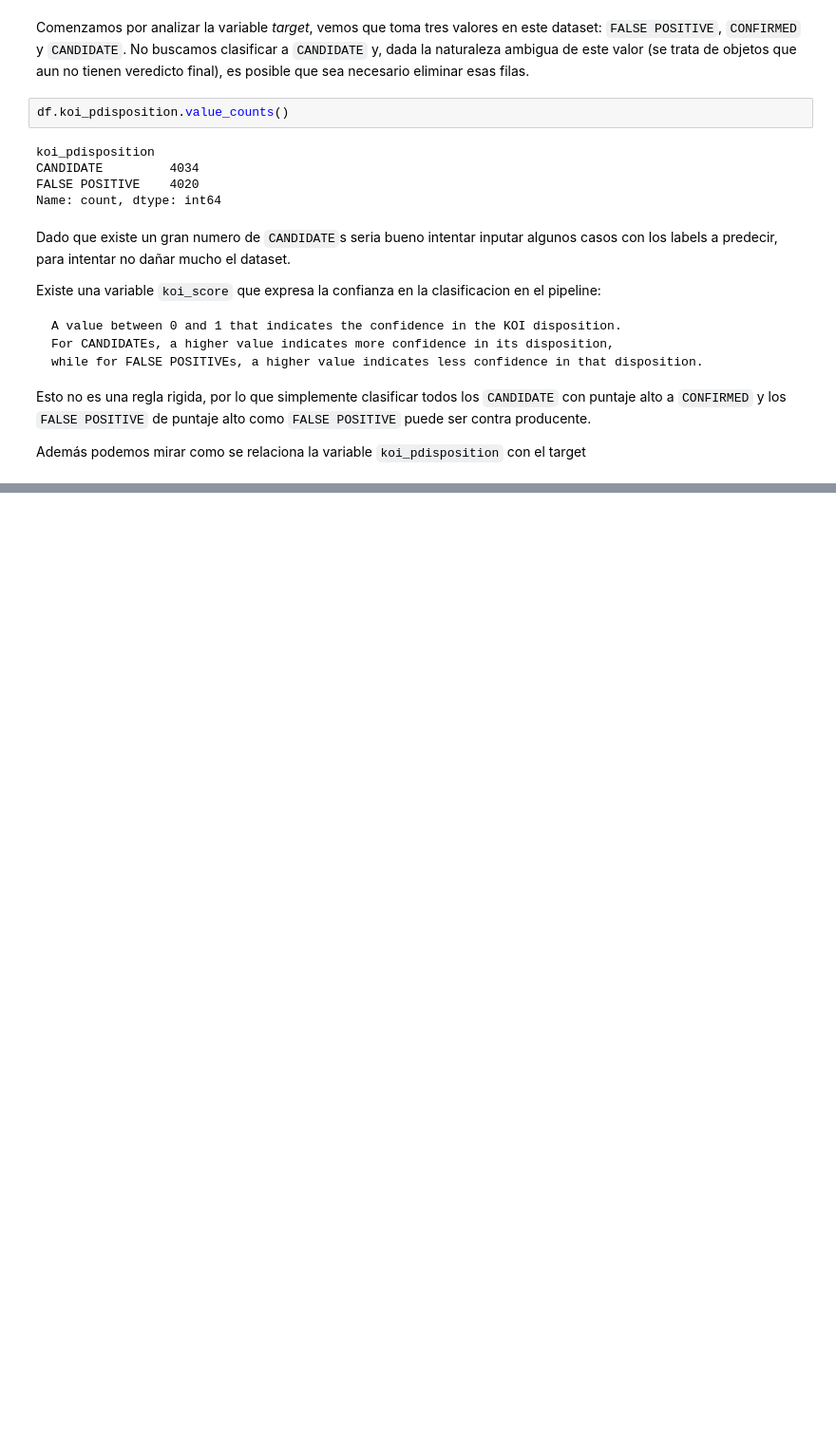
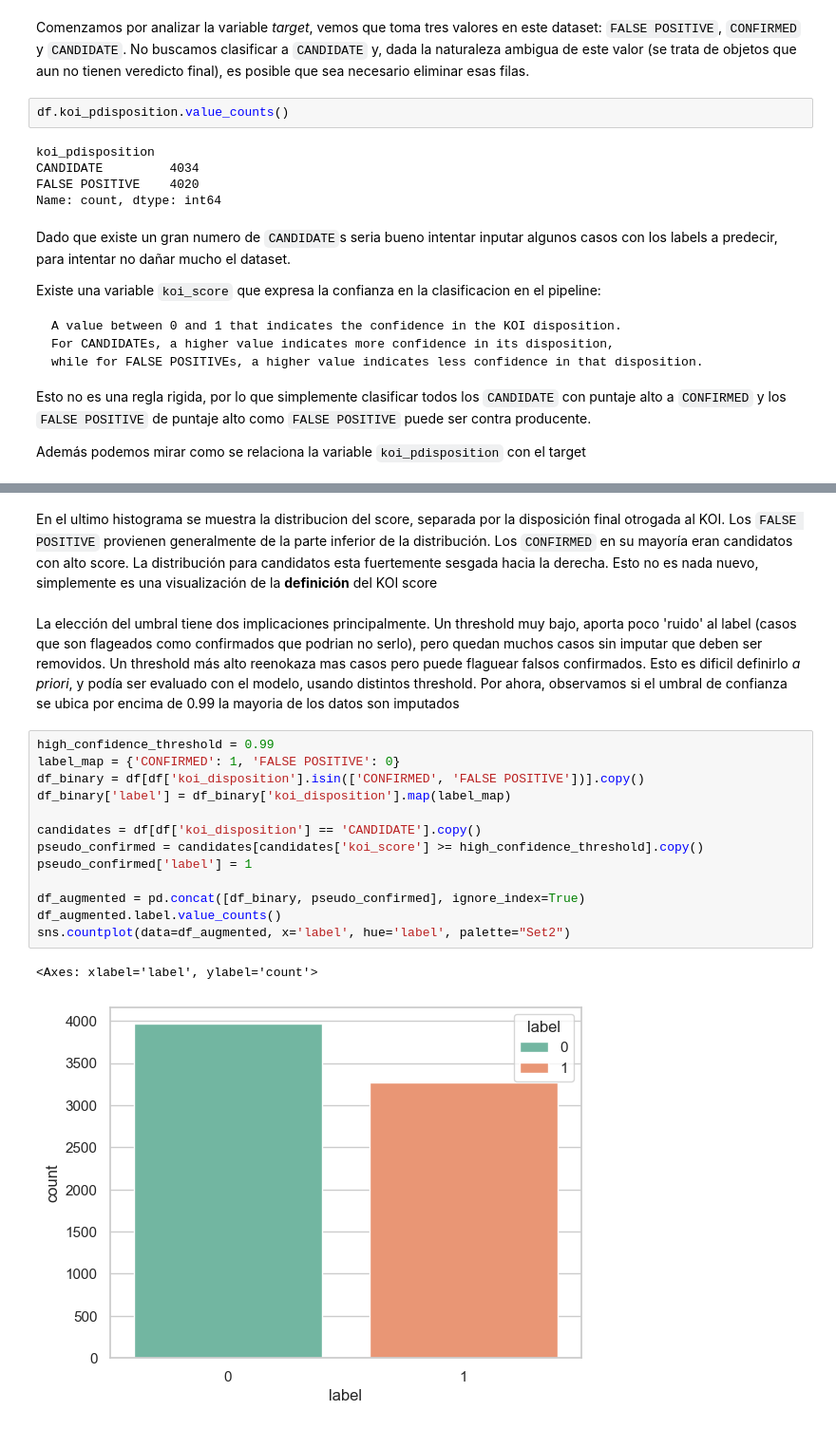
Before and after one commit to kpennington-esc/tp_adm, a Jupyter notebook: tp_adm.ipynb, the cells around one changed output, grey strips where cells are left out. Shown at 95% size. Cells and saved outputs as stored; diff of their text form; blank space fills up the shorter version.

```diff
--- a/tp_adm.ipynb
+++ b/tp_adm.ipynb
@@ -134,0 +125,29 @@ Name: count, dtype: int64
+# %% [markdown]
+En el ultimo histograma se muestra la distribucion del score, separada por la disposición final otrogada al KOI.
+Los `FALSE POSITIVE` provienen generalmente de la parte inferior de la distribución.
+Los `CONFIRMED` en su mayoría eran candidatos con alto score.
+La distribución para candidatos esta fuertemente sesgada hacia la derecha.
+Esto no es nada nuevo, simplemente es una visualización de la **definición** del KOI score
+# %% [markdown]
+La elección del umbral tiene dos implicaciones principalmente.
+Un threshold muy bajo, aporta poco 'ruido' al label (casos que son flageados como confirmados que podrian no serlo),
+pero quedan muchos casos sin imputar que deben ser removidos.
+Un threshold más alto reenokaza mas casos pero puede flaguear falsos confirmados.
+Esto es dificil definirlo *a priori*, y podía ser evaluado con el modelo, usando distintos threshold.
+Por ahora, observamos si el umbral de confianza se ubica por encima de 0.99 la mayoria de los datos son imputados
+# %%
+high_confidence_threshold = 0.99
+label_map = {'CONFIRMED': 1, 'FALSE POSITIVE': 0}
+df_binary = df[df['koi_disposition'].isin(['CONFIRMED', 'FALSE POSITIVE'])].copy()
+df_binary['label'] = df_binary['koi_disposition'].map(label_map)
+
+candidates = df[df['koi_disposition'] == 'CANDIDATE'].copy()
+pseudo_confirmed = candidates[candidates['koi_score'] >= high_confidence_threshold].copy()
+pseudo_confirmed['label'] = 1
+
+df_augmented = pd.concat([df_binary, pseudo_confirmed], ignore_index=True)
+df_augmented.label.value_counts()
+sns.countplot(data=df_augmented, x='label', hue='label', palette="Set2")
+# %% [output]
+<Axes: xlabel='label', ylabel='count'>
+[figure, added]
```
Also changed, not shown: parts of 6 cells of this notebook.
